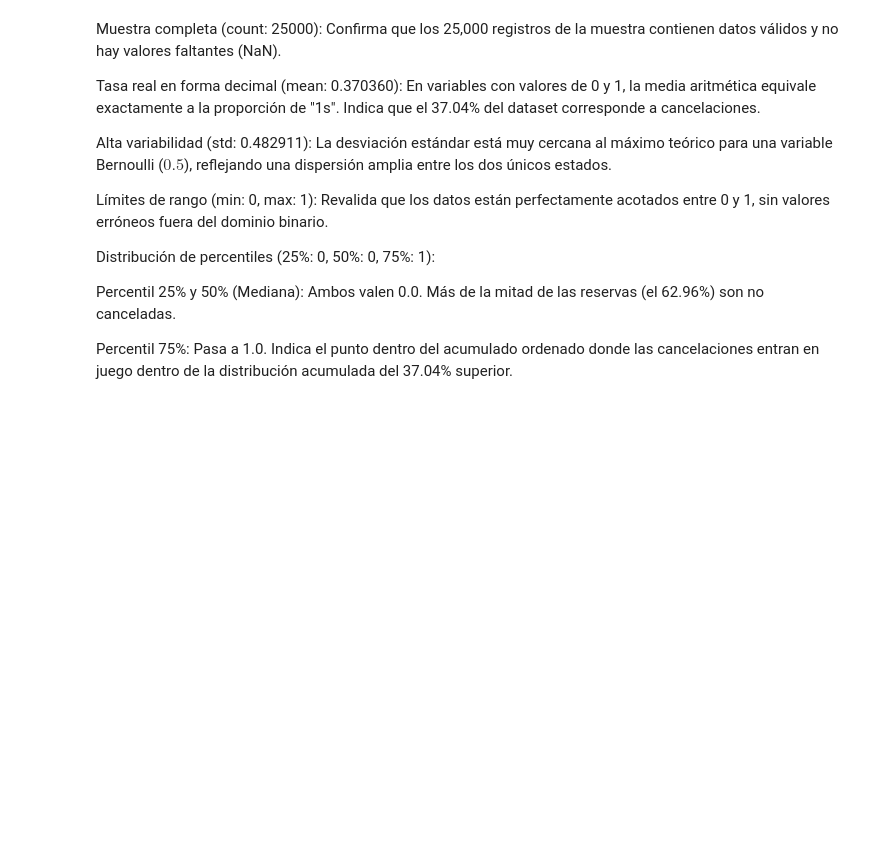
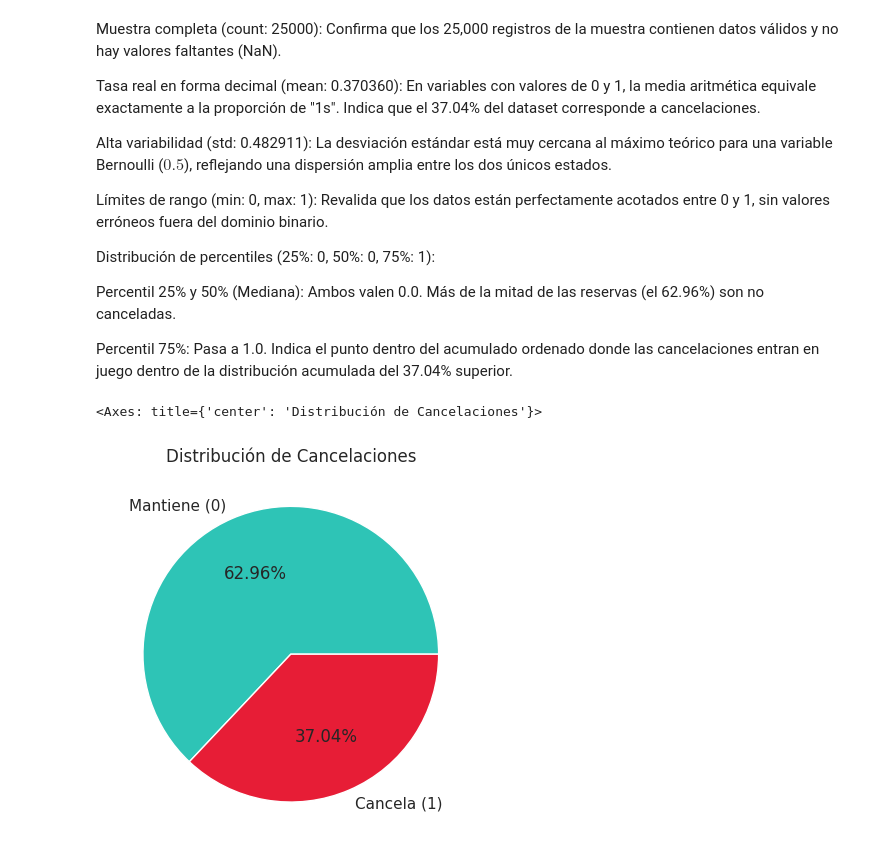
Before and after one commit to manfredialdo/iad-tpi01, a Jupyter notebook: tpi01.ipynb, the cells around one changed output. Cells and saved outputs as stored; diff of their text form; code cells hidden in the pictures; blank space fills up the shorter version.

```diff
--- a/tpi01.ipynb
+++ b/tpi01.ipynb
@@ -490,3 +506,8 @@ Distribución de percentiles (25%: 0, 50%: 0, 75%: 1):
 Percentil 25% y 50% (Mediana): Ambos valen 0.0. Más de la mitad de las reservas (el 62.96%) son no canceladas.
 
 Percentil 75%: Pasa a 1.0. Indica el punto dentro del acumulado ordenado donde las cancelaciones entran en juego dentro de la distribución acumulada del 37.04% superior.
+# %%
+df['is_canceled'].value_counts().plot.pie(autopct='%1.2f%%', colors=['#2ec4b6', '#e71d36'], labels=['Mantiene (0)', 'Cancela (1)'], title='Distribución de Cancelaciones', ylabel='')
+# %% [output]
+<Axes: title={'center': 'Distribución de Cancelaciones'}>
+[figure, added]
```
Also changed, not shown: parts of 23 cells of this notebook.
